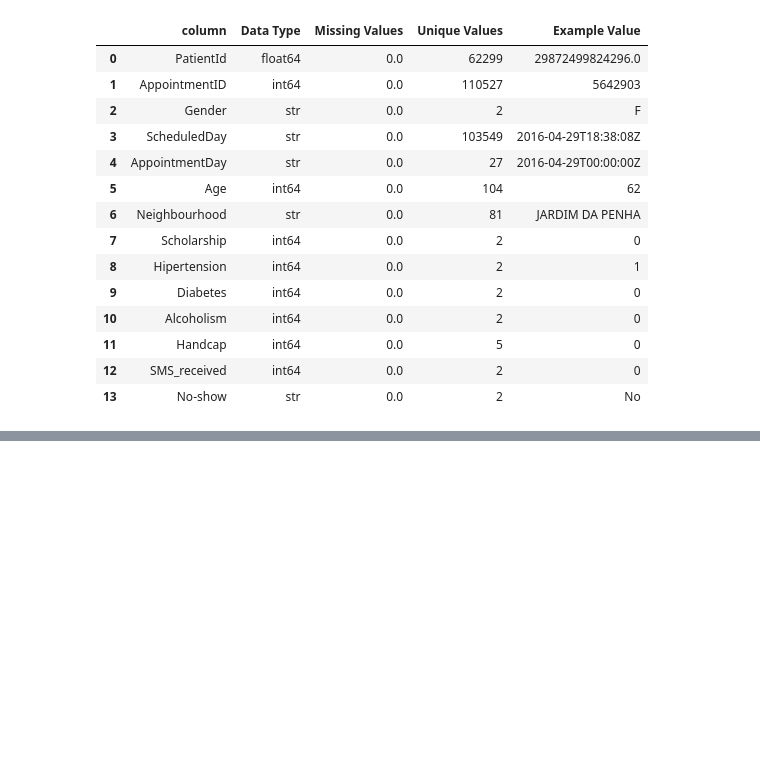
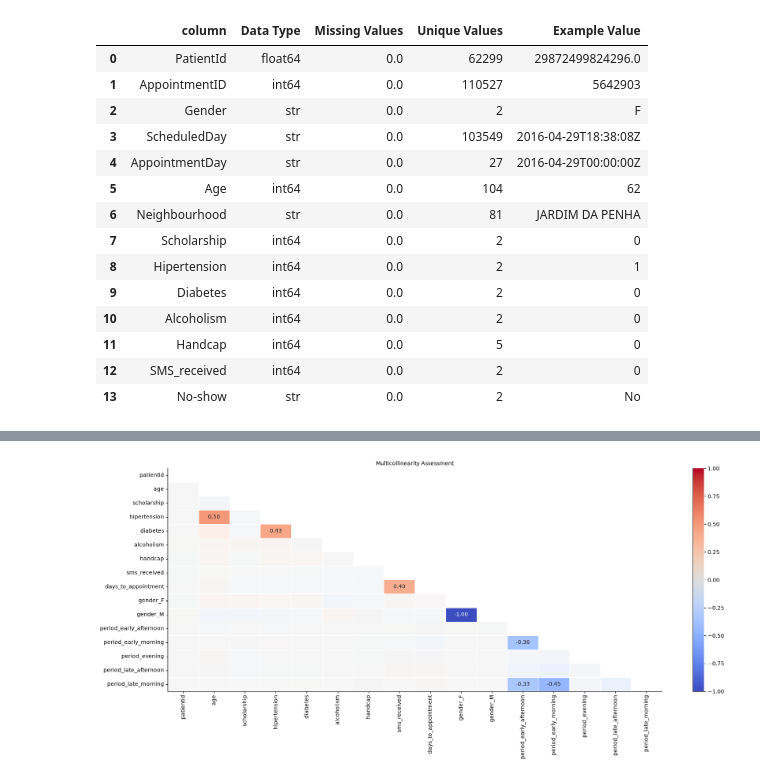
Before and after one commit to LeonardoTerra/Medical-Notebooks, a Jupyter notebook: Medical Appointment Attendance/medical-appointment-attendance.ipynb, the cells around one changed output, grey strips where cells are left out. Cells and saved outputs as stored; diff of their text form; code cells hidden in the pictures; blank space fills up the shorter version.

```diff
--- a/Medical Appointment Attendance/medical-appointment-attendance.ipynb
+++ b/Medical Appointment Attendance/medical-appointment-attendance.ipynb
@@ -152,0 +196,26 @@ encoded_df
+# %%
+# Multicollinearity Matrix assessment
+features = encoded_df.drop(columns=['no-show'])
+corr_feat = features.corr()
+
+upper_tri = np.triu(np.ones_like(corr_feat, dtype=bool))
+mask = upper_tri | (corr_feat.abs() < 0.3)   # highlight |r| >= 0.5
+
+# Building Visuals
+fig, ax = plt.subplots(figsize=(18, 8))
+
+# Faded background showing all pairs
+sns.heatmap(corr_feat, mask=np.triu(np.ones_like(corr_feat, dtype=bool)),
+            annot=False, cmap='coolwarm', center=0, vmin=-1, vmax=1,
+            alpha=0.25, cbar=False, ax=ax)
+
+# Bold overlay for concerning pairs (|r| >= 0.5)
+sns.heatmap(corr_feat, mask=mask,
+            annot=True, fmt='.2f', cmap='coolwarm', center=0, vmin=-1, vmax=1,
+            linewidths=0.5, linecolor='white', ax=ax)
+
+sns.despine(left=False, right=True, top=True, bottom=False)
+ax.set_title("Multicollinearity Assessment", fontsize=10)
+plt.tight_layout()
+# %% [output]
+[figure, added]
```
Also changed, not shown: parts of 18 cells of this notebook.
